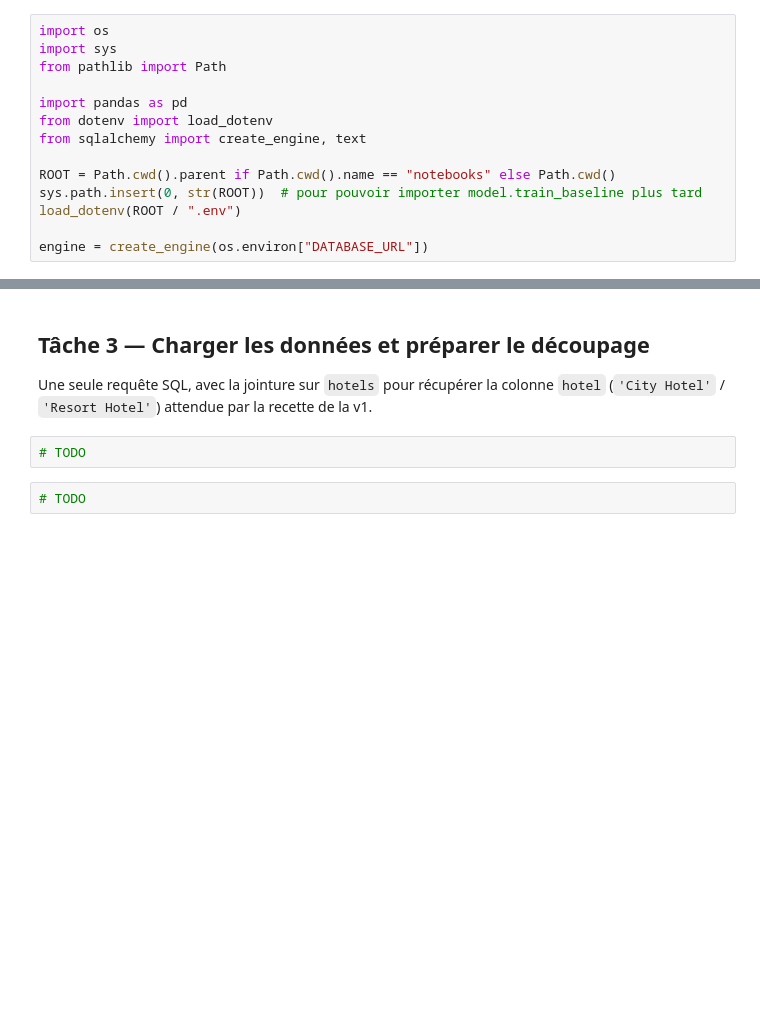
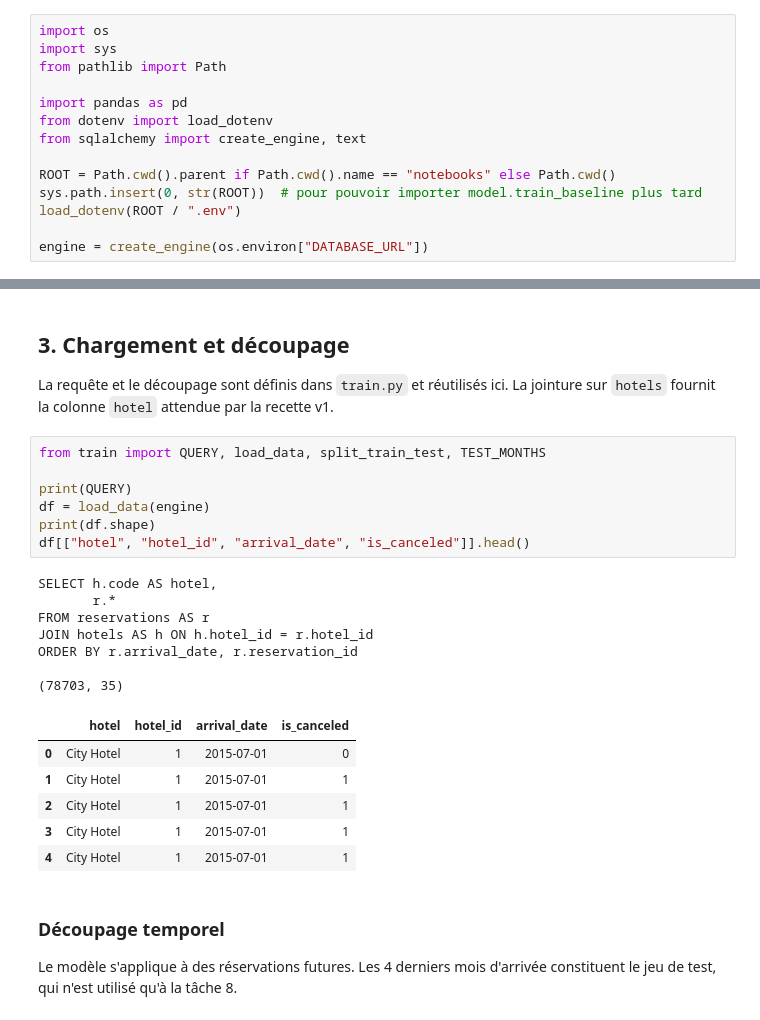
Before and after one commit to fnsagna/Dev-IA-parcours-m1-b1-annulation-fsagna, a Jupyter notebook: notebooks/01_exploration.ipynb, the cells around one changed output, grey strips where cells are left out. Cells and saved outputs as stored; diff of their text form; blank space fills up the shorter version.

```diff
--- a/notebooks/01_exploration.ipynb
+++ b/notebooks/01_exploration.ipynb
@@ -57,9 +163,29 @@ query = text("""
 # %% [markdown]
-## Tâche 3 — Charger les données et préparer le découpage
+## 3. Chargement et découpage
 
-Une seule requête SQL, avec la jointure sur `hotels` pour récupérer la colonne `hotel`
-(`'City Hotel'` / `'Resort Hotel'`) attendue par la recette de la v1.
+La requête et le découpage sont définis dans `train.py` et réutilisés ici. La jointure sur `hotels` fournit la colonne `hotel` attendue par la recette v1.
-# %%
-# TODO
-# %%
-# TODO
+# %%
+from train import QUERY, load_data, split_train_test, TEST_MONTHS
+
+print(QUERY)
+df = load_data(engine)
+print(df.shape)
+df[["hotel", "hotel_id", "arrival_date", "is_canceled"]].head()
+# %% [output]
+SELECT h.code AS hotel,
+       r.*
+FROM reservations AS r
+JOIN hotels AS h ON h.hotel_id = r.hotel_id
+ORDER BY r.arrival_date, r.reservation_id
+
+(78703, 35)
+|  | hotel | hotel_id | arrival_date | is_canceled |
+| 0 | City Hotel | 1 | 2015-07-01 | 0 |
+| 1 | City Hotel | 1 | 2015-07-01 | 1 |
+| 2 | City Hotel | 1 | 2015-07-01 | 1 |
+| 3 | City Hotel | 1 | 2015-07-01 | 1 |
+| 4 | City Hotel | 1 | 2015-07-01 | 1 |
+# %% [markdown]
+### Découpage temporel
+
+Le modèle s'applique à des réservations futures. Les 4 derniers mois d'arrivée constituent le jeu de test, qui n'est utilisé qu'à la tâche 8.
```
Also changed, not shown: parts of 25 cells of this notebook, 13 other files.
